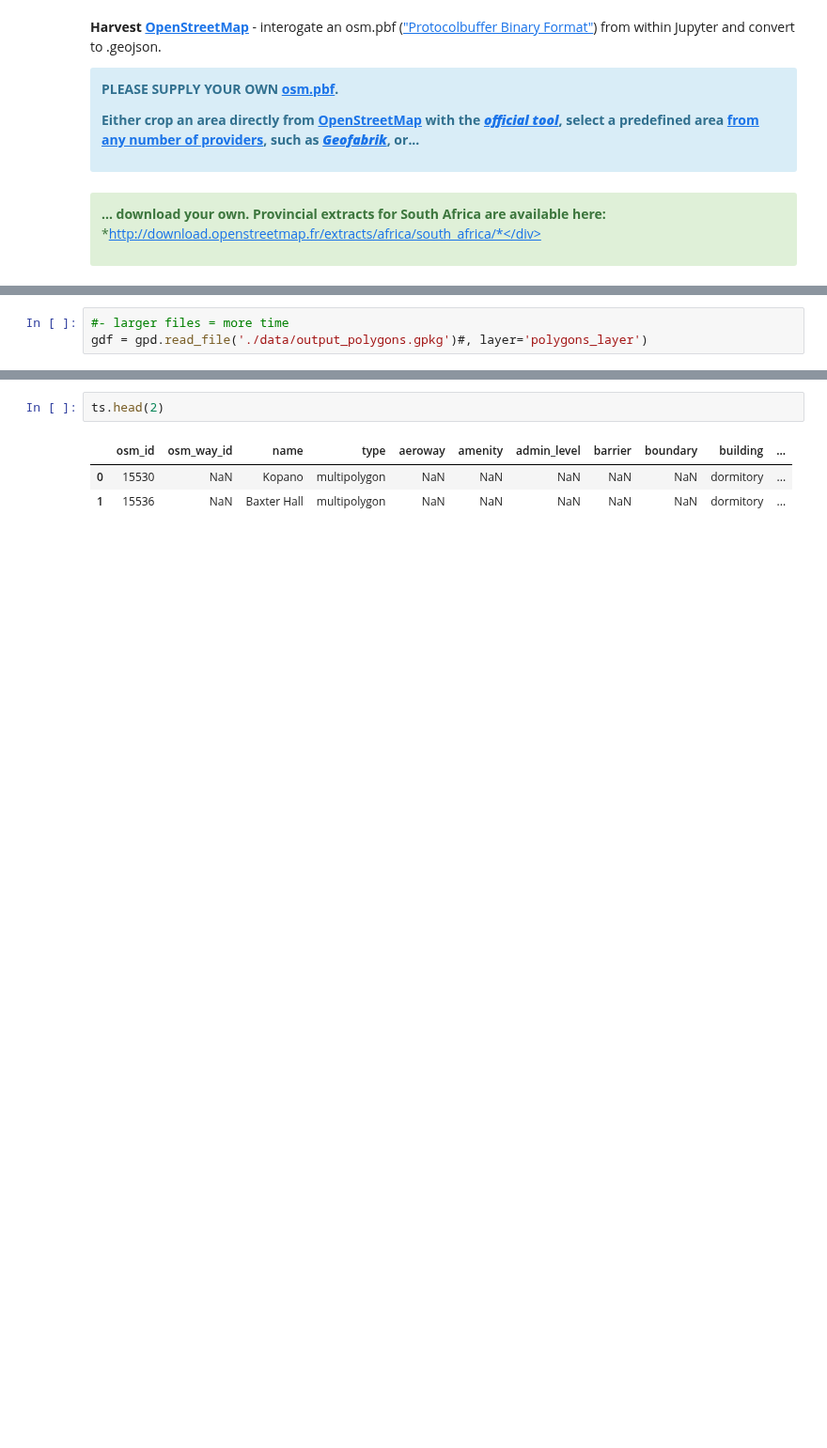
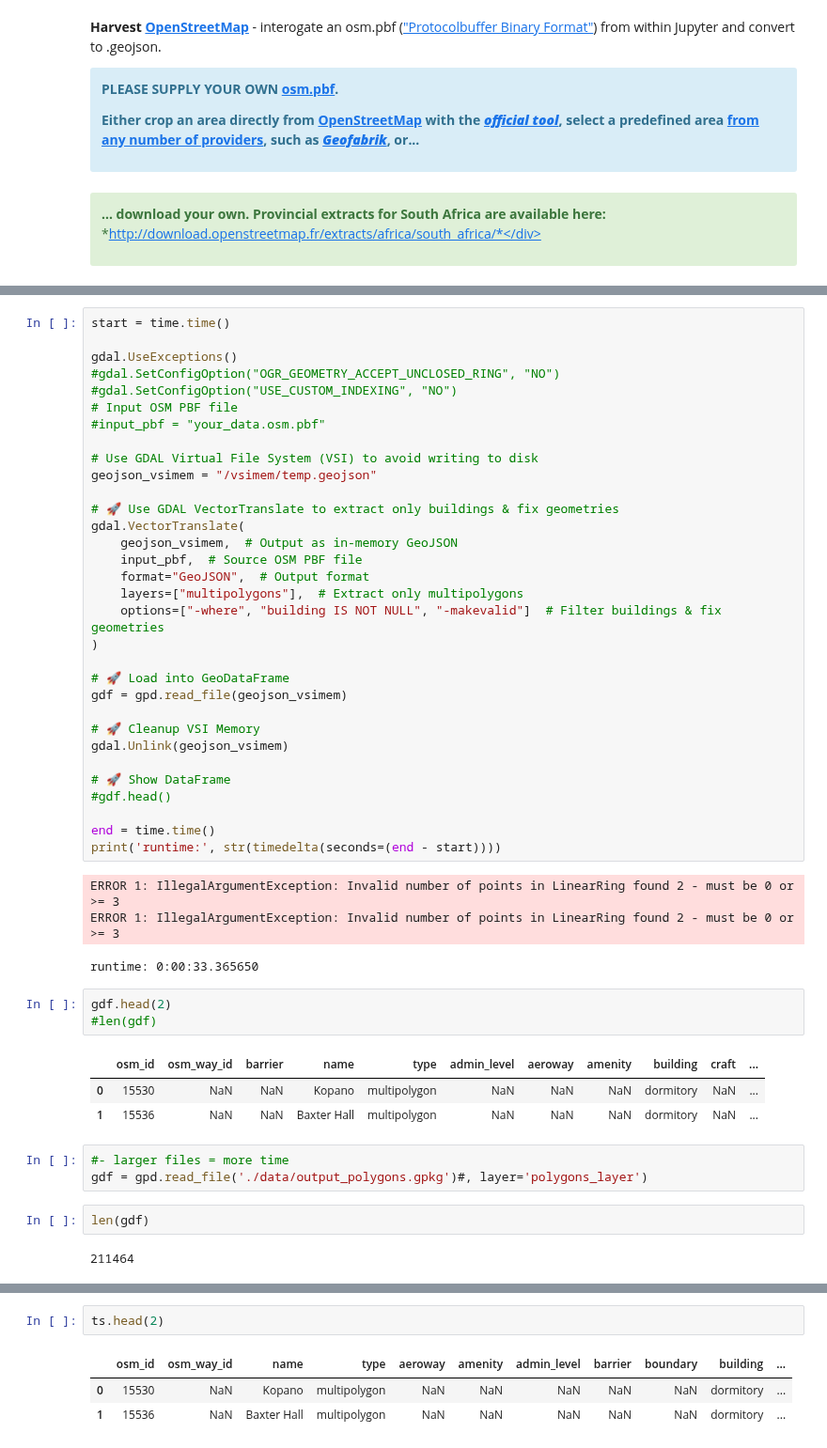
Before and after one commit to AdrianKriger/geo3D, a Jupyter notebook: suburb/osm_LoD1_3DCityModel-walkthrough.ipynb, the cells around one changed output, grey strips where cells are left out. Shown at 94% size. Cells and saved outputs as stored; diff of their text form; blank space fills up the shorter version.

```diff
--- a/suburb/osm_LoD1_3DCityModel-walkthrough.ipynb
+++ b/suburb/osm_LoD1_3DCityModel-walkthrough.ipynb
@@ -108,3 +90,50 @@ ERROR 1: IllegalArgumentException: Invalid number of points in LinearRing found
+# %%
+start = time.time()
+
+gdal.UseExceptions()
+#gdal.SetConfigOption("OGR_GEOMETRY_ACCEPT_UNCLOSED_RING", "NO")
+#gdal.SetConfigOption("USE_CUSTOM_INDEXING", "NO")
+# Input OSM PBF file
+#input_pbf = "your_data.osm.pbf"
+
+# Use GDAL Virtual File System (VSI) to avoid writing to disk
+geojson_vsimem = "/vsimem/temp.geojson"
+
+# 🚀 Use GDAL VectorTranslate to extract only buildings & fix geometries
+gdal.VectorTranslate(
+    geojson_vsimem,  # Output as in-memory GeoJSON
+    input_pbf,  # Source OSM PBF file
+    format="GeoJSON",  # Output format
+    layers=["multipolygons"],  # Extract only multipolygons
+    options=["-where", "building IS NOT NULL", "-makevalid"]  # Filter buildings & fix geometries
+)
+
+# 🚀 Load into GeoDataFrame
+gdf = gpd.read_file(geojson_vsimem)
+
+# 🚀 Cleanup VSI Memory
+gdal.Unlink(geojson_vsimem)
+
+# 🚀 Show DataFrame
+#gdf.head()
+
+end = time.time()
+print('runtime:', str(timedelta(seconds=(end - start))))
+# %% [output]
+ERROR 1: IllegalArgumentException: Invalid number of points in LinearRing found 2 - must be 0 or >= 3
+ERROR 1: IllegalArgumentException: Invalid number of points in LinearRing found 2 - must be 0 or >= 3
+runtime: 0:00:33.365650
+# %%
+gdf.head(2)
+#len(gdf)
+# %% [output]
+|  | osm_id | osm_way_id | barrier | name | type | admin_level | aeroway | amenity | building | craft | ... |
+| 0 | 15530 | NaN | NaN | Kopano | multipolygon | NaN | NaN | NaN | dormitory | NaN | ... |
+| 1 | 15536 | NaN | NaN | Baxter Hall | multipolygon | NaN | NaN | NaN | dormitory | NaN | ... |
 # %%
 #- larger files = more time
 gdf = gpd.read_file('./data/output_polygons.gpkg')#, layer='polygons_layer')
+# %%
+len(gdf)
+# %% [output]
+211464
```
Also changed, not shown: parts of 11 cells of this notebook.
